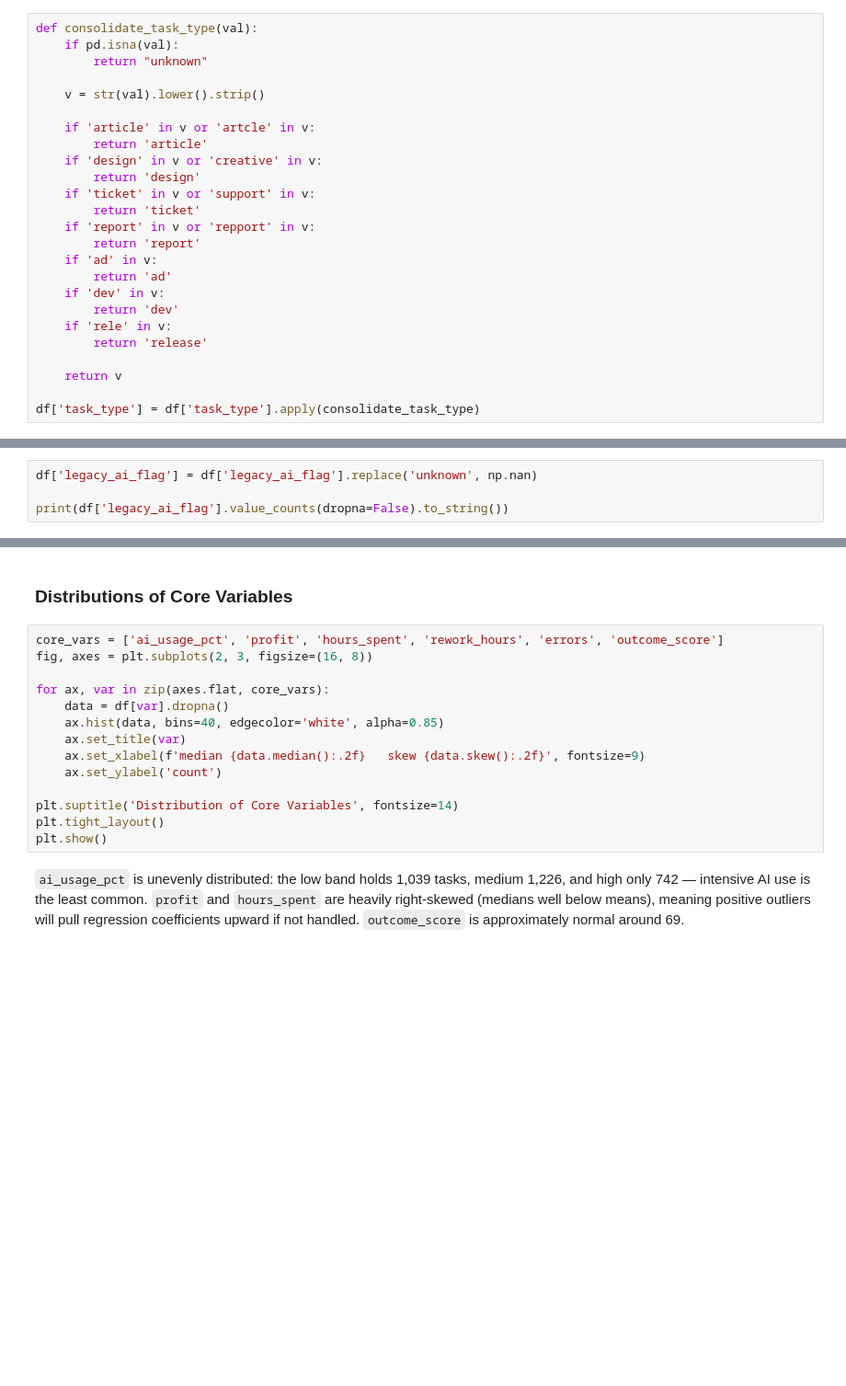
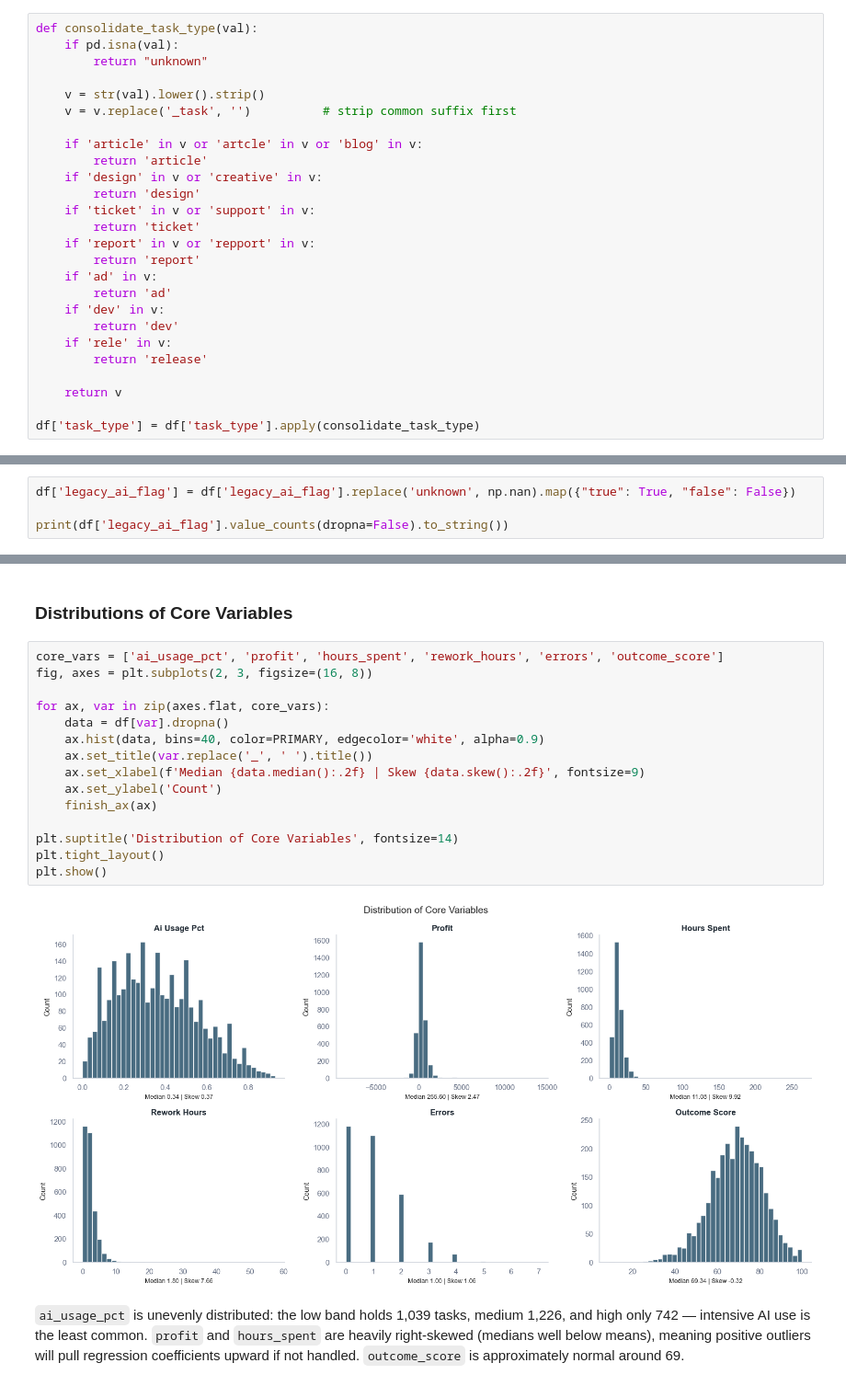
Before and after one commit to tabbba/Machine-Learning-810161, a Jupyter notebook: main.ipynb, the cells around one changed output, grey strips where cells are left out. Shown at 92% size. Drawn from its saved outputs; the diff is of its cells as text; blank space fills up the shorter version.

Commit message:
eda: fix task_type normalization, add scope change analysis

```diff
--- a/main.ipynb
+++ b/main.ipynb
@@ -195,8 +239,9 @@ def consolidate_task_type(val):
         return "unknown"
 
     v = str(val).lower().strip()
+    v = v.replace('_task', '')          # strip common suffix first
 
-    if 'article' in v or 'artcle' in v:
+    if 'article' in v or 'artcle' in v or 'blog' in v:
         return 'article'
     if 'design' in v or 'creative' in v:
         return 'design'
@@ -242,7 +287,7 @@ Both columns are now clean and consistent: `team` has 4 categories, `task_type`
 # %% [markdown]
 #### `legacy_ai_flag` Unknown Values
 # %%
-df['legacy_ai_flag'] = df['legacy_ai_flag'].replace('unknown', np.nan)
+df['legacy_ai_flag'] = df['legacy_ai_flag'].replace('unknown', np.nan).map({"true": True, "false": False})
 
 print(df['legacy_ai_flag'].value_counts(dropna=False).to_string())
 # %% [output]
@@ -355,17 +434,20 @@ print(df['ai_band'].value_counts().sort_index())
 # %%
 core_vars = ['ai_usage_pct', 'profit', 'hours_spent', 'rework_hours', 'errors', 'outcome_score']
 fig, axes = plt.subplots(2, 3, figsize=(16, 8))
 
 for ax, var in zip(axes.flat, core_vars):
     data = df[var].dropna()
-    ax.hist(data, bins=40, edgecolor='white', alpha=0.85)
-    ax.set_title(var)
-    ax.set_xlabel(f'median {data.median():.2f}   skew {data.skew():.2f}', fontsize=9)
-    ax.set_ylabel('count')
+    ax.hist(data, bins=40, color=PRIMARY, edgecolor='white', alpha=0.9)
+    ax.set_title(var.replace('_', ' ').title())
+    ax.set_xlabel(f'Median {data.median():.2f} | Skew {data.skew():.2f}', fontsize=9)
+    ax.set_ylabel('Count')
+    finish_ax(ax)
 
 plt.suptitle('Distribution of Core Variables', fontsize=14)
 plt.tight_layout()
 plt.show()
+# %% [output]
+[figure, added]
 # %% [markdown]
 `ai_usage_pct` is unevenly distributed: the low band holds 1,039 tasks, medium 1,226, and high only 742 — intensive AI use is the least common. `profit` and `hours_spent` are heavily right-skewed (medians well below means), meaning positive outliers will pull regression coefficients upward if not handled. `outcome_score` is approximately normal around 69.
 # %% [markdown]
```
Also changed, not shown: parts of 21 cells of this notebook.
